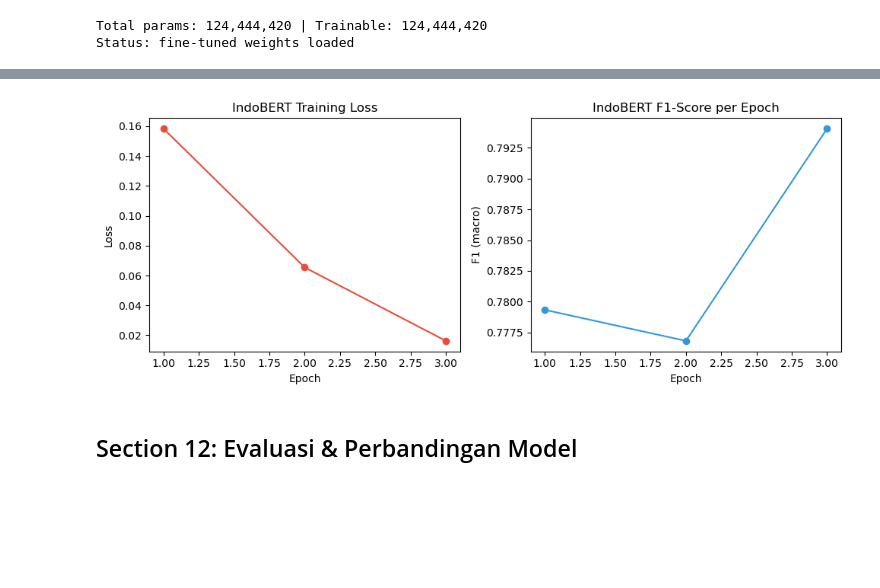
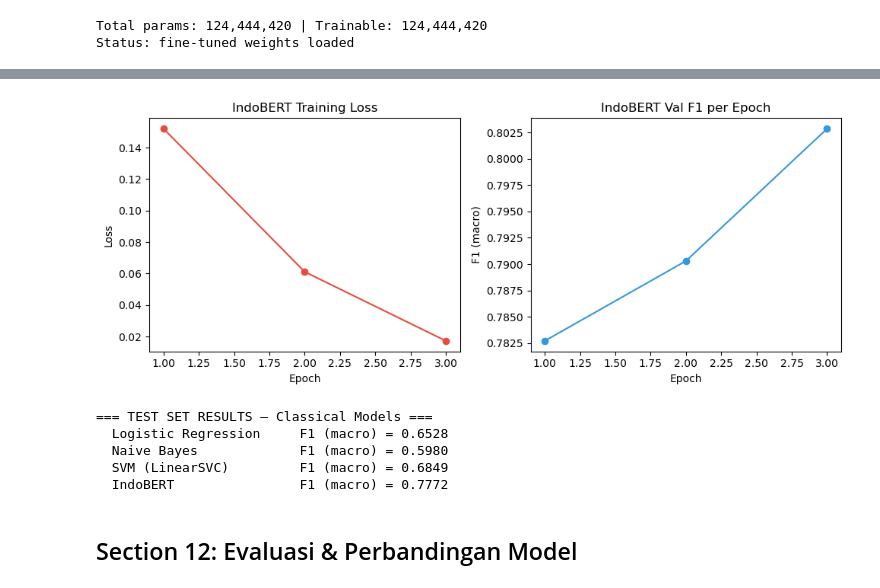
Before and after one commit to britoddd/nlp-swear_words_detector, a Jupyter notebook: nlp_group10.ipynb, the cells around one changed output, grey strips where cells are left out. Drawn from its saved outputs; the diff is of its cells as text; code cells hidden in the pictures; blank space fills up the shorter version.

```diff
--- a/nlp_group10.ipynb
+++ b/nlp_group10.ipynb
@@ -723,18 +729,23 @@ if not FORCE_RETRAIN and os.path.exists(NB_PATH):
     import pickle
     with open(NB_PATH, 'rb') as f: nb_model = pickle.load(f)
     with open('saved_models/nb_tfidf.pkl', 'rb') as f: tfidf_nb = pickle.load(f)
-    X_test_nb = tfidf_nb.transform(X_test_ml)
+    X_train_nb = tfidf_nb.transform(X_train_ml)
+    X_val_nb   = tfidf_nb.transform(X_val_ml)
+    X_test_nb  = tfidf_nb.transform(X_test_ml)
     print('Naive Bayes loaded from disk.')
 else:
     print('Training Naive Bayes...')
     nb_model = ComplementNB(alpha=0.1)
     nb_model.fit(X_train_nb, y_train)
 
-y_pred_nb = nb_model.predict(X_test_nb)
-f1_nb = f1_score(y_test, y_pred_nb, average='macro')
-print(f'\nNaive Bayes – F1-Score (macro): {f1_nb:.4f}')
-print('\nClassification Report:')
-print(classification_report(y_test, y_pred_nb,
+# ── Training + Validation results ─────────────────────────────
+train_f1_nb   = f1_score(y_train, nb_model.predict(X_train_nb), average='macro')
+y_pred_nb_val = nb_model.predict(X_val_nb)
+val_f1_nb     = f1_score(y_val, y_pred_nb_val, average='macro')
+
+print(f'\nNaive Bayes — Train F1: {train_f1_nb:.4f}  |  Val F1: {val_f1_nb:.4f}')
+print('\nValidation Classification Report:')
+print(classification_report(y_val, y_pred_nb_val,
       target_names=['Level 0', 'Level 1', 'Level 2', 'Level 3']))
 # %% [output]
 Naive Bayes loaded from disk.
@@ -867,16 +881,22 @@ Status: fine-tuned weights loaded
 train_dataset = ProfanityDataset(
     X_train_bert.reset_index(drop=True),
     y_train.reset_index(drop=True),
-    bert_tokenizer
+    bert_tokenizer,
+)
+val_dataset = ProfanityDataset(
+    X_val_bert.reset_index(drop=True),
+    y_val.reset_index(drop=True),
+    bert_tokenizer,
 )
 test_dataset = ProfanityDataset(
     X_test_bert.reset_index(drop=True),
     y_test.reset_index(drop=True),
-    bert_tokenizer
+    bert_tokenizer,
 )
 
 train_loader = DataLoader(train_dataset, batch_size=BATCH_SIZE, shuffle=True,  num_workers=0)
+val_loader   = DataLoader(val_dataset,   batch_size=BATCH_SIZE, shuffle=False, num_workers=0)
 test_loader  = DataLoader(test_dataset,  batch_size=BATCH_SIZE, shuffle=False, num_workers=0)
 
-print(f'Train batches: {len(train_loader)} | Test batches: {len(test_loader)}')
+print(f'Train batches: {len(train_loader)} | Val batches: {len(val_loader)} | Test batches: {len(test_loader)}')
 # %% [output]
@@ -993,20 +994,38 @@ weighted avg       0.83      0.83      0.83      2634
 # %%
-# Plot training history
+# Plot training history (train loss + val F1 per epoch)
 hist_df = pd.DataFrame(history)
 fig, (ax1, ax2) = plt.subplots(1, 2, figsize=(10, 4))
-ax1.plot(hist_df['epoch'], hist_df['loss'], marker='o', color='#e74c3c')
+ax1.plot(hist_df['epoch'], hist_df['loss'],    marker='o', color='#e74c3c')
 ax1.set_title('IndoBERT Training Loss')
-ax1.set_xlabel('Epoch')
-ax1.set_ylabel('Loss')
-ax2.plot(hist_df['epoch'], hist_df['f1'], marker='o', color='#3498db')
-ax2.set_title('IndoBERT F1-Score per Epoch')
-ax2.set_xlabel('Epoch')
-ax2.set_ylabel('F1 (macro)')
+ax1.set_xlabel('Epoch'); ax1.set_ylabel('Loss')
+ax2.plot(hist_df['epoch'], hist_df['val_f1'],  marker='o', color='#3498db')
+ax2.set_title('IndoBERT Val F1 per Epoch')
+ax2.set_xlabel('Epoch'); ax2.set_ylabel('F1 (macro)')
 plt.tight_layout()
 plt.savefig('bert_training_history.png', dpi=150, bbox_inches='tight')
 plt.show()
 # %% [output]
-[figure, old version]
+[figure, new version]
+# %%
+# ── Test predictions for classical models (held-out, run after all training) ─
+y_pred_lr  = lr_model.predict(X_test_lr)
+y_pred_nb  = nb_model.predict(X_test_nb)
+y_pred_svm = svm_model.predict(X_test_lr)
+
+f1_lr  = f1_score(y_test, y_pred_lr,  average='macro')
+f1_nb  = f1_score(y_test, y_pred_nb,  average='macro')
+f1_svm = f1_score(y_test, y_pred_svm, average='macro')
+
+print('=== TEST SET RESULTS — Classical Models ===')
+for name, f1 in [('Logistic Regression', f1_lr), ('Naive Bayes', f1_nb), ('SVM (LinearSVC)', f1_svm)]:
+    print(f'  {name:22s}  F1 (macro) = {f1:.4f}')
+print(f'  {"IndoBERT":22s}  F1 (macro) = {f1_bert:.4f}')
+# %% [output]
+=== TEST SET RESULTS — Classical Models ===
+  Logistic Regression     F1 (macro) = 0.6528
+  Naive Bayes             F1 (macro) = 0.5980
+  SVM (LinearSVC)         F1 (macro) = 0.6849
+  IndoBERT                F1 (macro) = 0.7772
 # %% [markdown]
 ## Section 12: Evaluasi & Perbandingan Model
 # %%
```
Also changed, not shown: parts of 10 cells of this notebook, 6 other files.
